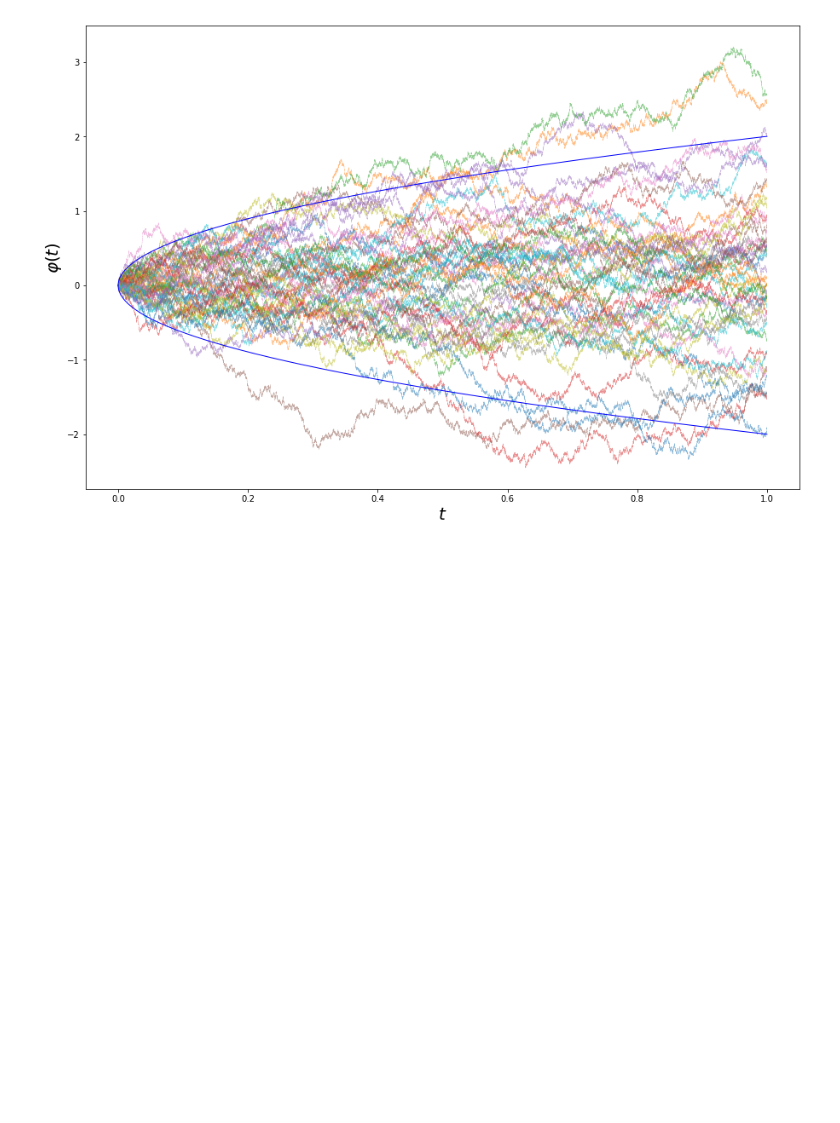
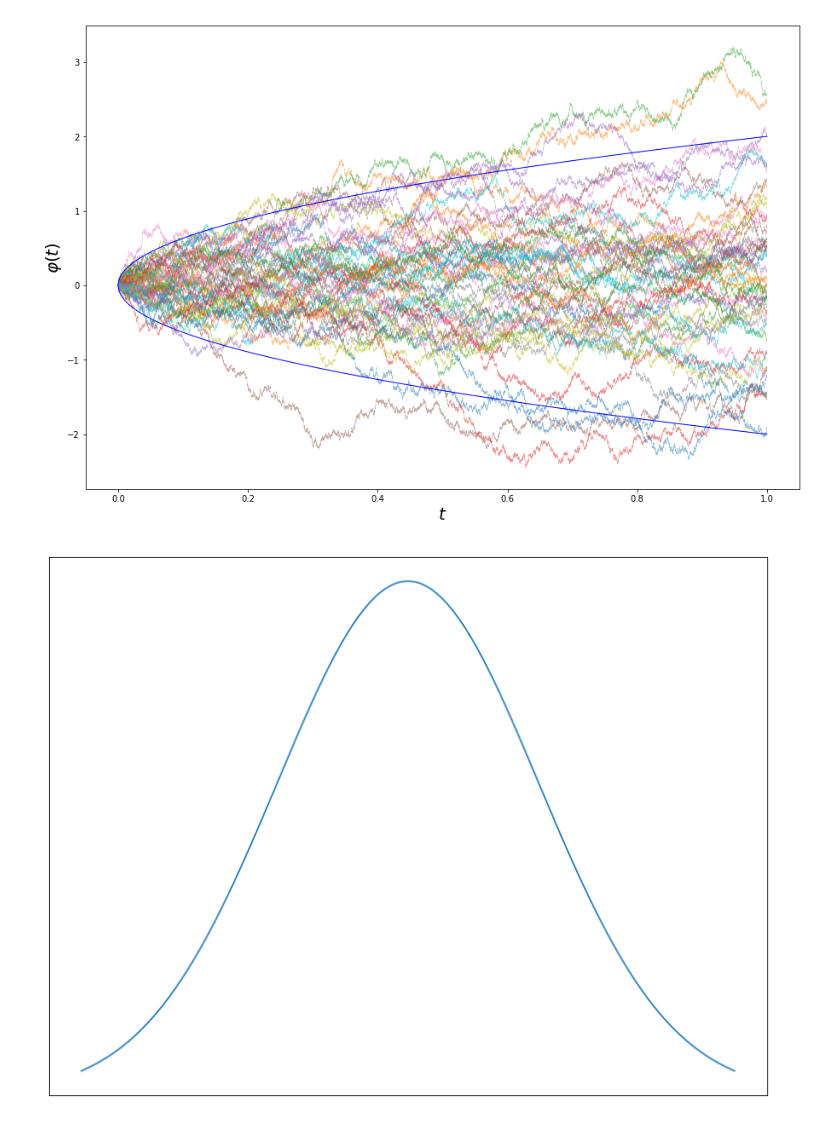
Before and after one commit to gerdm/TGMAFFIRO, a Jupyter notebook: notebooks/graphics.ipynb, the cells around one changed output. Cells and saved outputs as stored; diff of their text form; code cells hidden in the pictures; blank space fills up the shorter version.

Commit message:
edit chapters; added graphs

```diff
--- a/notebooks/graphics.ipynb
+++ b/notebooks/graphics.ipynb
@@ -85,3 +85,13 @@ plt.savefig("../images/bm.pdf")
 plt.show()
 # %% [output]
 [figure]
+# %%
+plt.figure(figsize=(13,10))
+x = np.linspace(-2.5, 2.5, 500)
+plt.plot(x, norm.pdf(x))
+plt.xticks([])
+plt.yticks([])
+plt.savefig("../images/normal_distribution.pdf")
+plt.show()
+# %% [output]
+[figure, added]
```
Also changed, not shown: 2 other files.
